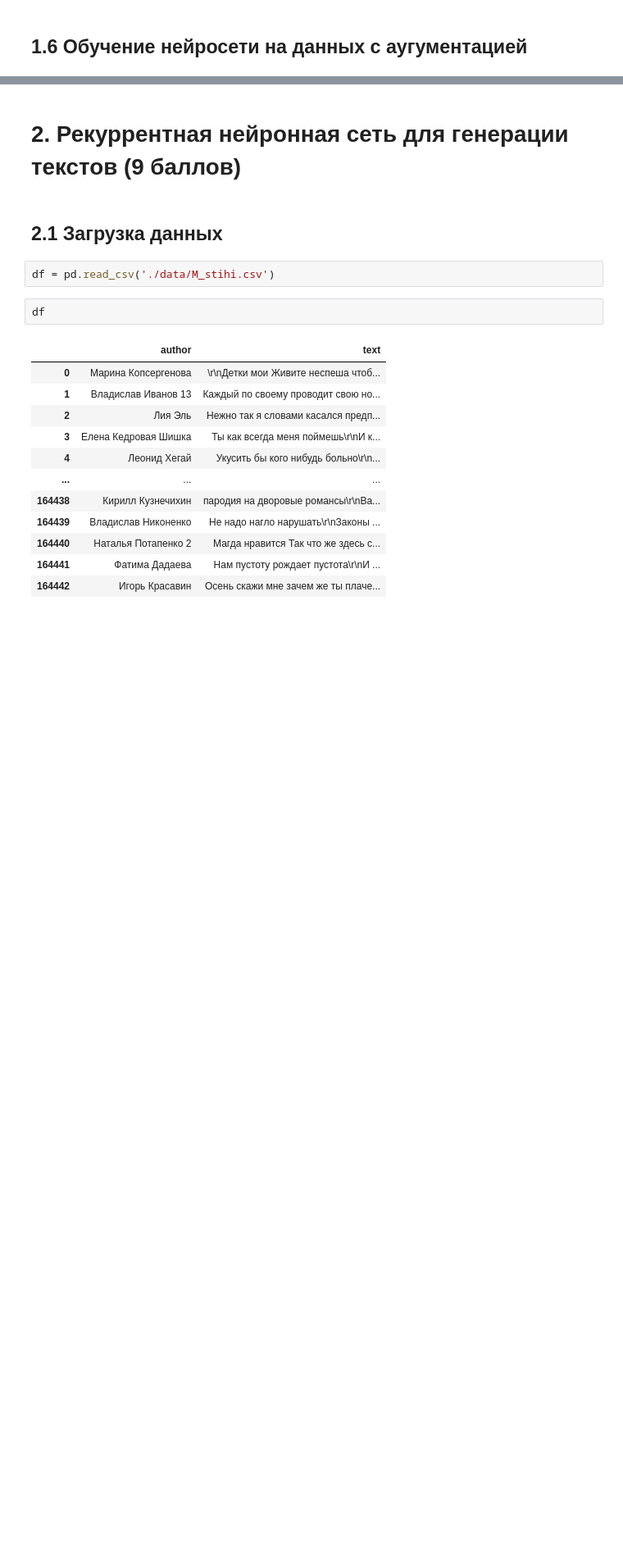
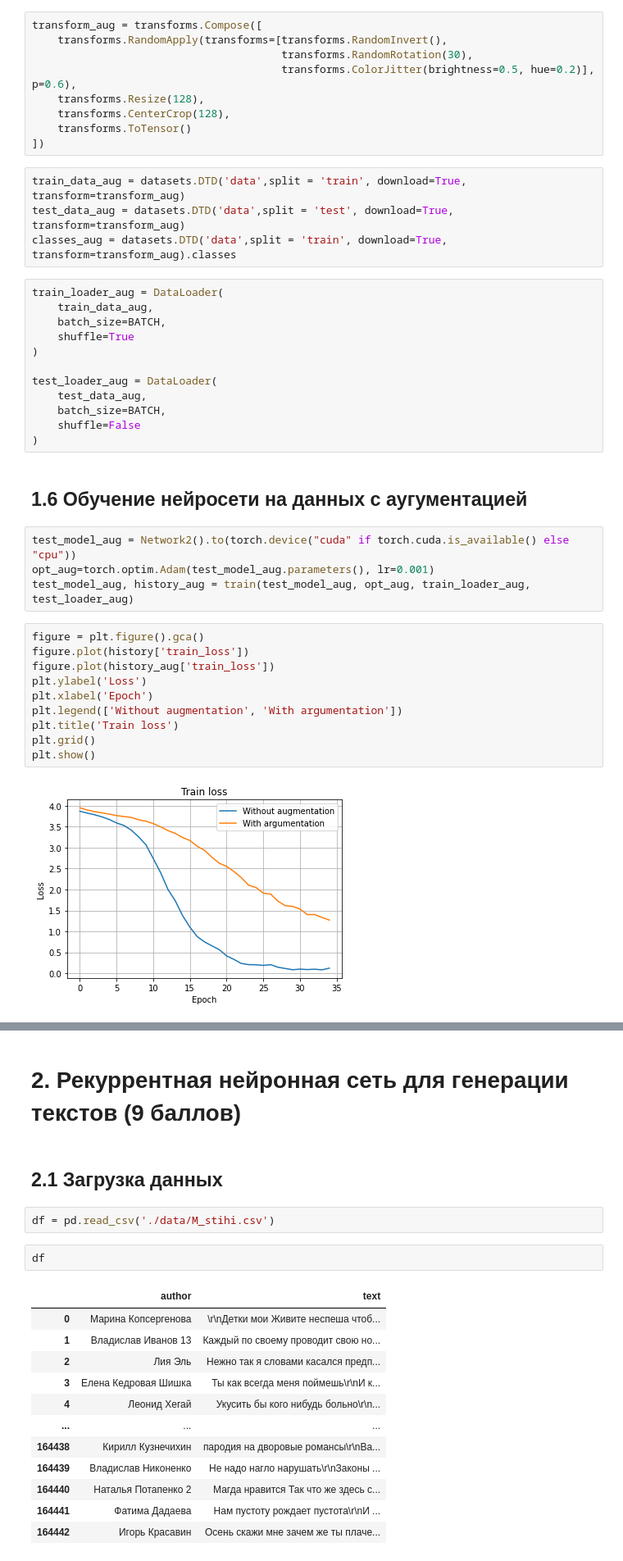
Before and after one commit to CERZAR/OIRS_HW, a Jupyter notebook: oirs_hw_3.ipynb, the cells around one changed output, grey strips where cells are left out. Shown at 82% size. Saved outputs shown, nothing was run; the diff lists cells and outputs as text; blank space fills up the shorter version.

```diff
--- a/oirs_hw_3.ipynb
+++ b/oirs_hw_3.ipynb
@@ -264,2 +279,43 @@ plt.show()
+# %%
+transform_aug = transforms.Compose([
+    transforms.RandomApply(transforms=[transforms.RandomInvert(),
+                                       transforms.RandomRotation(30),
+                                       transforms.ColorJitter(brightness=0.5, hue=0.2)], p=0.6),
+    transforms.Resize(128),
+    transforms.CenterCrop(128),
+    transforms.ToTensor()
+])
+# %%
+train_data_aug = datasets.DTD('data',split = 'train', download=True, transform=transform_aug)
+test_data_aug = datasets.DTD('data',split = 'test', download=True, transform=transform_aug)
+classes_aug = datasets.DTD('data',split = 'train', download=True, transform=transform_aug).classes
+# %%
+train_loader_aug = DataLoader(
+    train_data_aug,
+    batch_size=BATCH,
+    shuffle=True
+)
+
+test_loader_aug = DataLoader(
+    test_data_aug,
+    batch_size=BATCH,
+    shuffle=False
+)
 # %% [markdown]
 ## 1.6 Обучение нейросети на данных с аугументацией
+# %%
+test_model_aug = Network2().to(torch.device("cuda" if torch.cuda.is_available() else "cpu"))
+opt_aug=torch.optim.Adam(test_model_aug.parameters(), lr=0.001)
+test_model_aug, history_aug = train(test_model_aug, opt_aug, train_loader_aug, test_loader_aug)
+# %%
+figure = plt.figure().gca()
+figure.plot(history['train_loss'])
+figure.plot(history_aug['train_loss'])
+plt.ylabel('Loss')
+plt.xlabel('Epoch')
+plt.legend(['Without augmentation', 'With argumentation'])
+plt.title('Train loss')
+plt.grid()
+plt.show()
+# %% [output]
+[figure, added]
```
Also changed, not shown: parts of 12 cells of this notebook.
